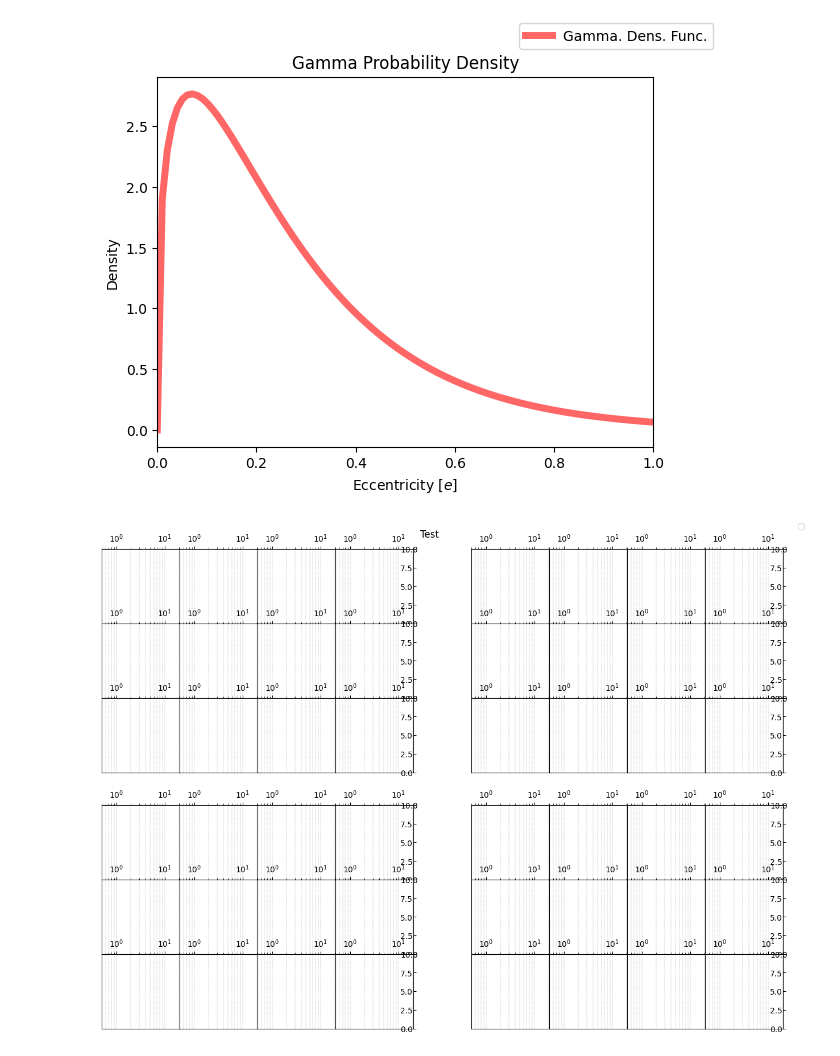
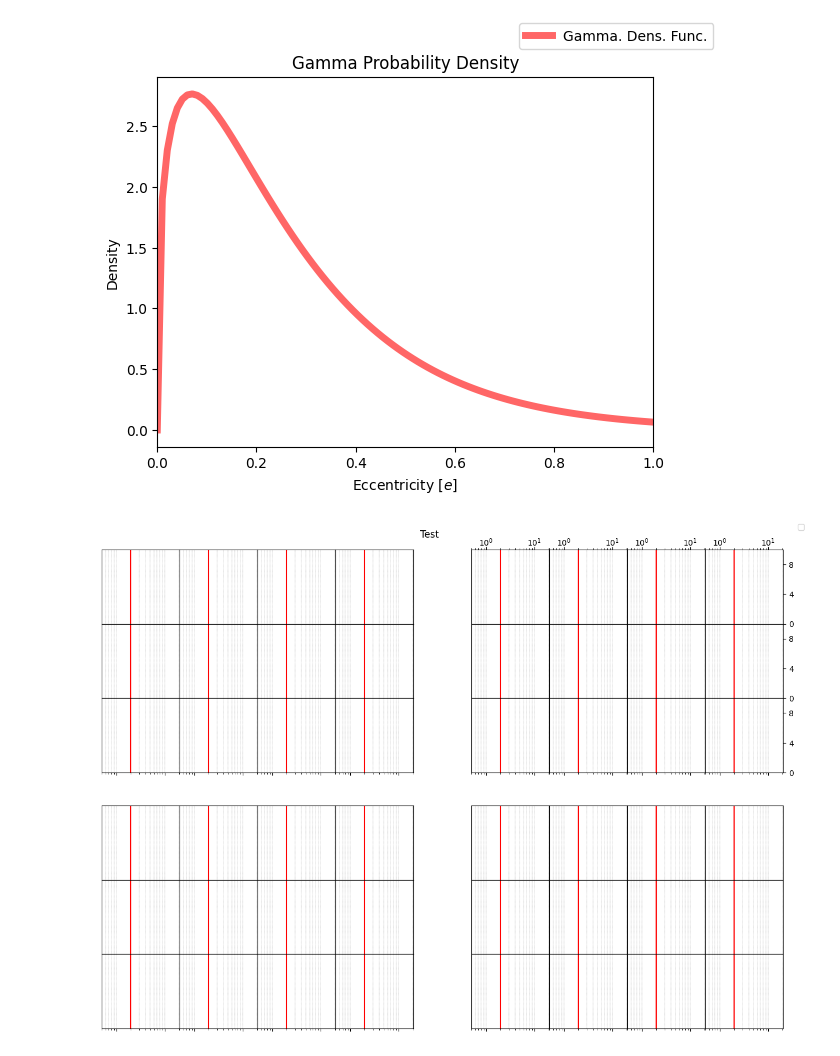
Before and after one commit to victorkarkour/Microlensing-Separation, a Jupyter notebook: Dist_e.ipynb, the cells around one changed output. Drawn from its saved outputs; the diff is of its cells as text; code cells hidden in the pictures.

```diff
--- a/Dist_e.ipynb
+++ b/Dist_e.ipynb
@@ -44,34 +44,43 @@ plt.show()
 # %%
 fig = plt.figure(figsize = (13,9))
 subfigs = fig.subfigures(2,2, hspace = 0, wspace = 0)
 for outer, subfig in enumerate(subfigs.flat):
     axs = subfig.subplots(3,4, gridspec_kw = {"hspace" : 0, "wspace" : 0}, sharex = False, sharey = False)
     for j, ax  in enumerate(axs.flatten()):
         ax.grid(True,color = "grey", linestyle="--", linewidth="0.25", axis = "x", which = "both")
         ax.set_xlim(0.5,20.5)
         ax.set_ylim(0,10)
-        # if outer == 1:
-        #     ax.xaxis.set_major_locator(plt.MaxNLocator(2))
-        #     ax.yaxis.set_major_locator(plt.MaxNLocator(3))
-        # else:
-        #     ax.axes.set_axis_off()
-        #     ax.set_yticks([])
-        ax.xaxis.tick_top()
-        ax.yaxis.set_label_position("right")
-        ax.yaxis.tick_right()
+        ax.vlines(5-3,0,1, transform = ax.get_xaxis_transform(), colors = "r")
+        if outer == 1:
+            if j < 4:
+                ax.set_yticks([])
+                ax.xaxis.tick_top()
+                ax.tick_params(axis = "x", pad = -1.5)
+                ax.xaxis.set_major_locator(plt.MaxNLocator(2))
+                if j == 3:
+                    ax.yaxis.set_major_locator(plt.MaxNLocator(3))
+                    ax.yaxis.tick_right()
+            elif j == 7 or j == 11 :
+                ax.yaxis.set_major_locator(plt.MaxNLocator(3))
+                ax.yaxis.tick_right()
+                ax.tick_params(axis = "x", labelbottom = False)
+            else:
+                ax.set_yticks([])
+                ax.tick_params(axis = "x", labelbottom = False)
+        else:
+            ax.tick_params(axis = "x", labelbottom = False)
+            ax.set_yticks([])
+
+
         handles, labels = ax.get_legend_handles_labels()
         ax.set_xscale("log")
-        if j == 3 or j == 7 or j == 11:
-            ax.tick_params(axis= "y", pad = -20, which = "both", labelright = True)
-        else:
-            ax.tick_params(labelright=False)
 
 
 fig.suptitle("Test", x = 0.49, y = 0.985)
 # fig.tight_layout()
 fig.tight_layout(pad=1.25,h_pad=0, w_pad=0, rect = (0.08, 0.0, 0.95, 0.95))
 fig.legend(handles, labels)
 plt.show()
 # %% [output]
-[figure, old version]
+[figure, new version]
 # %%
```
Also changed, not shown: parts of 1 cell of this notebook, 8 other files.
